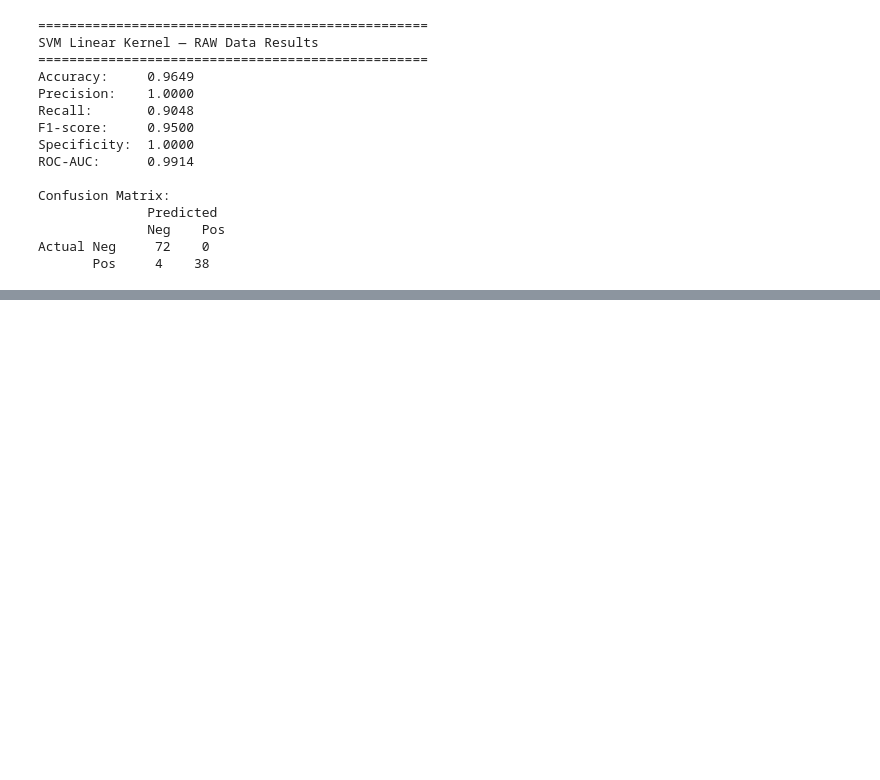
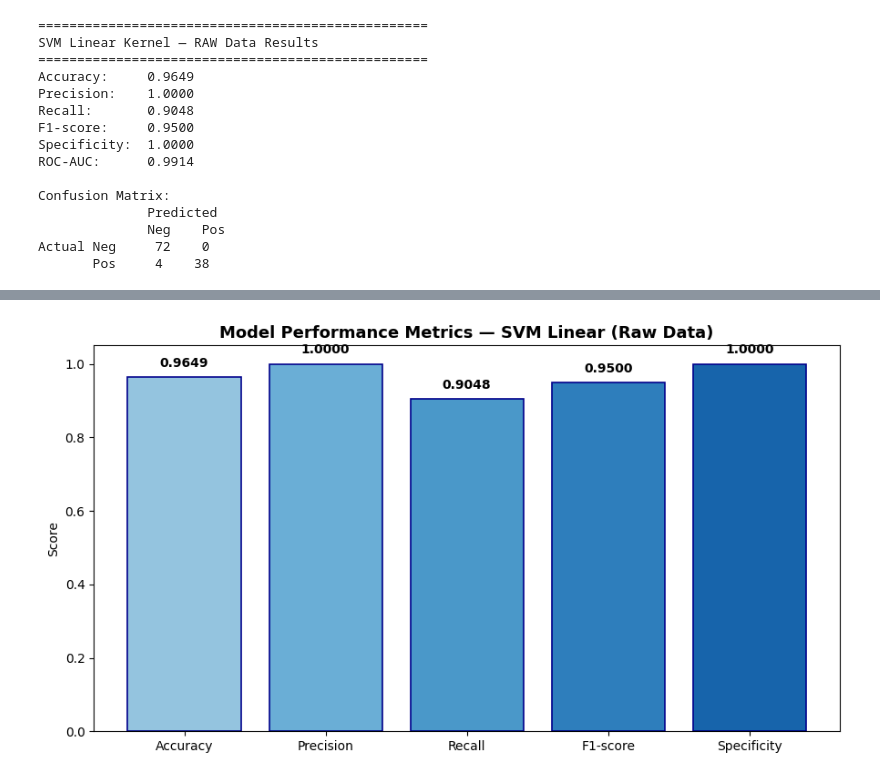
Before and after one commit to raaji9/FYRP-11, a Jupyter notebook: Support Vector Machine/Raw/svm_linear.ipynb, the cells around one changed output, grey strips where cells are left out. Saved outputs shown, nothing was run; the diff lists cells and outputs as text; code cells hidden in the pictures; blank space fills up the shorter version.

```diff
--- a/Support Vector Machine/Raw/svm_linear.ipynb
+++ b/Support Vector Machine/Raw/svm_linear.ipynb
@@ -168,0 +168,20 @@ plt.show()
+# %%
+# Blue Metrics Bar Chart
+metrics_names = ['Accuracy', 'Precision', 'Recall', 'F1-score', 'Specificity']
+metrics_values = [accuracy, precision, recall, f1, specificity]
+bar_colors = plt.cm.Blues([0.4, 0.5, 0.6, 0.7, 0.8])
+
+plt.figure(figsize=(9, 5))
+bars = plt.bar(metrics_names, metrics_values, color=bar_colors, edgecolor='darkblue', linewidth=1.2)
+plt.ylim(0, 1.05)
+plt.title('Model Performance Metrics — SVM Linear (Raw Data)', fontsize=13, fontweight='bold')
+plt.ylabel('Score')
+
+for bar, val in zip(bars, metrics_values):
+    plt.text(bar.get_x() + bar.get_width()/2, bar.get_height() + 0.02,
+             f'{val:.4f}', ha='center', va='bottom', fontsize=10, fontweight='bold')
+
+plt.tight_layout()
+plt.show()
+# %% [output]
+[figure, added]
```
Also changed, not shown: parts of 5 cells of this notebook, 37 other files.
